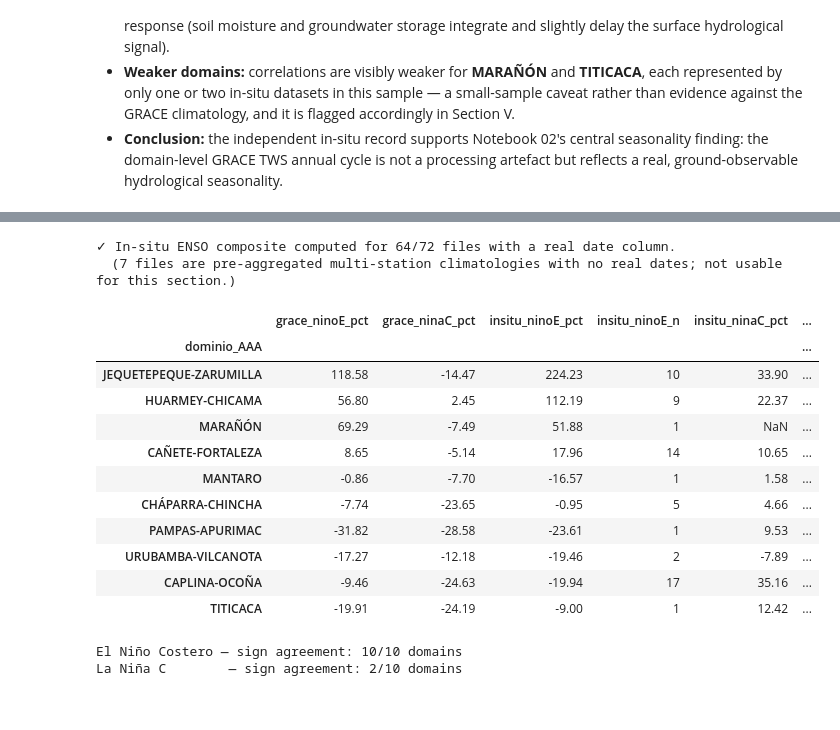
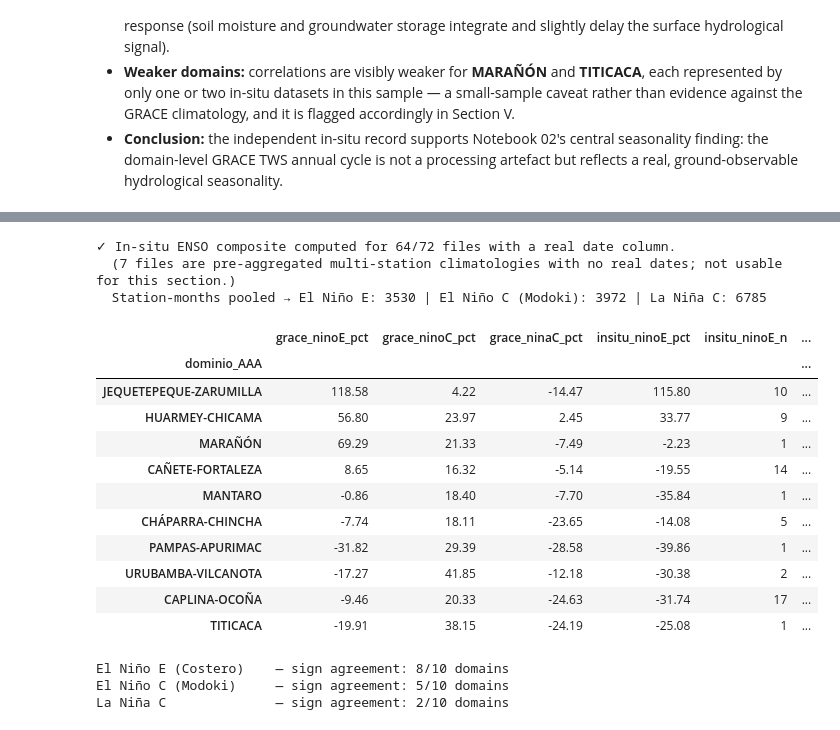
Before and after one commit to jnolorbe/hydrology-peru, a Jupyter notebook: notebooks/04_insitu_validation_seasonality_and_enso_dipole.ipynb, the cells around one changed output, grey strips where cells are left out. Cells and saved outputs as stored; diff of their text form; code cells hidden in the pictures.

```diff
--- a/notebooks/04_insitu_validation_seasonality_and_enso_dipole.ipynb
+++ b/notebooks/04_insitu_validation_seasonality_and_enso_dipole.ipynb
@@ -123,7 +132,8 @@ DATA_PATH = os.path.join(REPO_NAME, "data")
 SHP_PATH = os.path.join(REPO_NAME, "data/shapefiles")
 
 TWS_FILE = os.path.join(DATA_PATH, "processed/GRACE_Peru_final_IQR1_5.nc")
-ENSO_FILE = os.path.join(DATA_PATH, "enso/ecindex_ersstv5.csv")
+ENSO_FILE = os.path.join(DATA_PATH, "enso/ecindex_ersstv5.csv")                    # IGP E/C, ERSSTv5, 2002+ (Notebook 03)
+ENSO_V6_FILE = os.path.join(DATA_PATH, "enso/ecindex_ersstv6.csv")                 # IGP E/C, ERSSTv6, 1850–present
 SHP_AAA_FILE = os.path.join(SHP_PATH, "hydroAAA_domains/Autoridad_Administrativa_del_Agua.shp")
 INSITU_PATH = os.path.join(DATA_PATH, "insitu")
 INSITU_INDEX_FILE = os.path.join(INSITU_PATH, "insitu_index.csv")
@@ -663,6 +783,9 @@ print("✓ classify_month() ready — real E/C index where available, documented
 # =================================================================
 # 4.3. IN-SITU ENSO COMPOSITE (PER FILE, REAL-DATE SERIES ONLY)
 # =================================================================
+PHASES = ['nino_e', 'nino_c', 'nina_c']   # El Niño E, El Niño C (Modoki), La Niña C
+
+
 def parse_real_series(fp):
     """Monthly mean series indexed by a real Timestamp; None if no usable dates."""
     df = pd.read_csv(fp)
@@ -686,11 +809,12 @@ def parse_real_series(fp):
 
 def composite_pct(serie, fase_labels):
     neutral_vals = serie[fase_labels == 'neutral']
-    if len(neutral_vals) < 6 or neutral_vals.std(ddof=0) in (0, np.nan) or np.isnan(neutral_vals.std(ddof=0)):
+    sd0 = neutral_vals.std(ddof=0)
+    if len(neutral_vals) < 6 or not np.isfinite(sd0) or sd0 == 0:
         return {}
     mu, sd = neutral_vals.mean(), neutral_vals.std(ddof=0)
     out = {}
-    for fase in ['nino_e', 'nina_c']:
+    for fase in PHASES:
         vals = serie[fase_labels == fase]
         out[fase] = ((vals.mean() - mu) / sd * 100, len(vals)) if len(vals) >= 3 else (np.nan, len(vals))
     return out
@@ -709,7 +833,7 @@ for fname in insitu_files:
     meta = df_insitu_index[df_insitu_index.archivo == fname]
     domain = meta['dominio_AAA'].iloc[0] if not meta.empty else None
     row = {'archivo': fname, 'dominio_AAA': domain}
-    for fase in ['nino_e', 'nina_c']:
+    for fase in PHASES:
         pct, n = comp.get(fase, (np.nan, 0))
         row[f'{fase}_pct'], row[f'{fase}_n'] = pct, n
     insitu_dipole_rows.append(row)
@@ -717,45 +841,55 @@ for fname in insitu_files:
 df_insitu_dipole = pd.DataFrame(insitu_dipole_rows)
 print(f"✓ In-situ ENSO composite computed for {len(df_insitu_dipole)}/{len(insitu_files)} files with a real date column.")
 print(f"  ({len(skipped_no_dates)} files are pre-aggregated multi-station climatologies with no real dates; not usable for this section.)")
+
+# Months per phase actually used (all files pooled) — shows the sample behind each composite
+_n = df_insitu_dipole[[f'{f}_n' for f in PHASES]].sum()
+print(f"  Station-months pooled → El Niño E: {int(_n['nino_e_n'])} | El Niño C (Modoki): {int(_n['nino_c_n'])} | "
+      f"La Niña C: {int(_n['nina_c_n'])}")
 # %% [output]
 ✓ In-situ ENSO composite computed for 64/72 files with a real date column.
   (7 files are pre-aggregated multi-station climatologies with no real dates; not usable for this section.)
+  Station-months pooled → El Niño E: 3530 | El Niño C (Modoki): 3972 | La Niña C: 6785
 # %%
 # =================================================================
-# 4.4. COMPARISON TABLE: GRACE vs. IN-SITU, BY DOMAIN
+# 4.4. COMPARISON TABLE: GRACE vs. IN-SITU, BY DOMAIN AND REGIME
 # =================================================================
 df_insitu_dipole_domain = df_insitu_dipole.dropna(subset=['dominio_AAA']).groupby('dominio_AAA').agg(
     insitu_ninoE_pct=('nino_e_pct', 'mean'), insitu_ninoE_n=('nino_e_pct', lambda x: x.notna().sum()),
+    insitu_ninoC_pct=('nino_c_pct', 'mean'), insitu_ninoC_n=('nino_c_pct', lambda x: x.notna().sum()),
     insitu_ninaC_pct=('nina_c_pct', 'mean'), insitu_ninaC_n=('nina_c_pct', lambda x: x.notna().sum()),
 )
 
 df_dipole_comparison = df_grace_dipole.join(df_insitu_dipole_domain, how='left')
-df_dipole_comparison['ninoE_sign_match'] = np.sign(df_dipole_comparison['grace_ninoE_pct']) == np.sign(df_dipole_comparison['insitu_ninoE_pct'])
-df_dipole_comparison['ninaC_sign_match'] = np.sign(df_dipole_comparison['grace_ninaC_pct']) == np.sign(df_dipole_comparison['insitu_ninaC_pct'])
+
+sign_summary = {}
+for key, (label, _) in REGIMES.items():
+    g, s = df_dipole_comparison[f'grace_{key}_pct'], df_dipole_comparison[f'insitu_{key}_pct']
+    valid = g.notna() & s.notna()            # only domains with an in-situ composite are scored
+    match = (np.sign(g) == np.sign(s)).where(valid)
+    df_dipole_comparison[f'{key}_sign_match'] = match
+    sign_summary[label] = (int(match.sum()), int(valid.sum()))
 
 display(df_dipole_comparison.round(2))
 
-n_ninoE = df_dipole_comparison['ninoE_sign_match'].notna().sum()
-n_ninoE_match = df_dipole_comparison['ninoE_sign_match'].sum()
-n_ninaC = df_dipole_comparison['ninaC_sign_match'].notna().sum()
-n_ninaC_match = df_dipole_comparison['ninaC_sign_match'].sum()
-
-print(f"\nEl Niño Costero — sign agreement: {n_ninoE_match}/{n_ninoE} domains")
-print(f"La Niña C        — sign agreement: {n_ninaC_match}/{n_ninaC} domains")
+print()
+for label, (n_match, n_valid) in sign_summary.items():
+    print(f"{label:<22} — sign agreement: {n_match}/{n_valid} domains")
 # %% [output]
-|  | grace_ninoE_pct | grace_ninaC_pct | insitu_ninoE_pct | insitu_ninoE_n | insitu_ninaC_pct | ... |
+|  | grace_ninoE_pct | grace_ninoC_pct | grace_ninaC_pct | insitu_ninoE_pct | insitu_ninoE_n | ... |
 | dominio_AAA |  |  |  |  |  | ... |
-| JEQUETEPEQUE-ZARUMILLA | 118.58 | -14.47 | 224.23 | 10 | 33.90 | ... |
-| HUARMEY-CHICAMA | 56.80 | 2.45 | 112.19 | 9 | 22.37 | ... |
-| MARAÑÓN | 69.29 | -7.49 | 51.88 | 1 | NaN | ... |
-| CAÑETE-FORTALEZA | 8.65 | -5.14 | 17.96 | 14 | 10.65 | ... |
-| MANTARO | -0.86 | -7.70 | -16.57 | 1 | 1.58 | ... |
-| CHÁPARRA-CHINCHA | -7.74 | -23.65 | -0.95 | 5 | 4.66 | ... |
-| PAMPAS-APURIMAC | -31.82 | -28.58 | -23.61 | 1 | 9.53 | ... |
-| URUBAMBA-VILCANOTA | -17.27 | -12.18 | -19.46 | 2 | -7.89 | ... |
-| CAPLINA-OCOÑA | -9.46 | -24.63 | -19.94 | 17 | 35.16 | ... |
-| TITICACA | -19.91 | -24.19 | -9.00 | 1 | 12.42 | ... |
+| JEQUETEPEQUE-ZARUMILLA | 118.58 | 4.22 | -14.47 | 115.80 | 10 | ... |
+| HUARMEY-CHICAMA | 56.80 | 23.97 | 2.45 | 33.77 | 9 | ... |
+| MARAÑÓN | 69.29 | 21.33 | -7.49 | -2.23 | 1 | ... |
+| CAÑETE-FORTALEZA | 8.65 | 16.32 | -5.14 | -19.55 | 14 | ... |
+| MANTARO | -0.86 | 18.40 | -7.70 | -35.84 | 1 | ... |
+| CHÁPARRA-CHINCHA | -7.74 | 18.11 | -23.65 | -14.08 | 5 | ... |
+| PAMPAS-APURIMAC | -31.82 | 29.39 | -28.58 | -39.86 | 1 | ... |
+| URUBAMBA-VILCANOTA | -17.27 | 41.85 | -12.18 | -30.38 | 2 | ... |
+| CAPLINA-OCOÑA | -9.46 | 20.33 | -24.63 | -31.74 | 17 | ... |
+| TITICACA | -19.91 | 38.15 | -24.19 | -25.08 | 1 | ... |
-El Niño Costero — sign agreement: 10/10 domains
-La Niña C        — sign agreement: 2/10 domains
+El Niño E (Costero)    — sign agreement: 8/10 domains
+El Niño C (Modoki)     — sign agreement: 5/10 domains
+La Niña C              — sign agreement: 2/10 domains
 # %%
 # =================================================================
```
Also changed, not shown: parts of 17 cells of this notebook, 3 other files.
